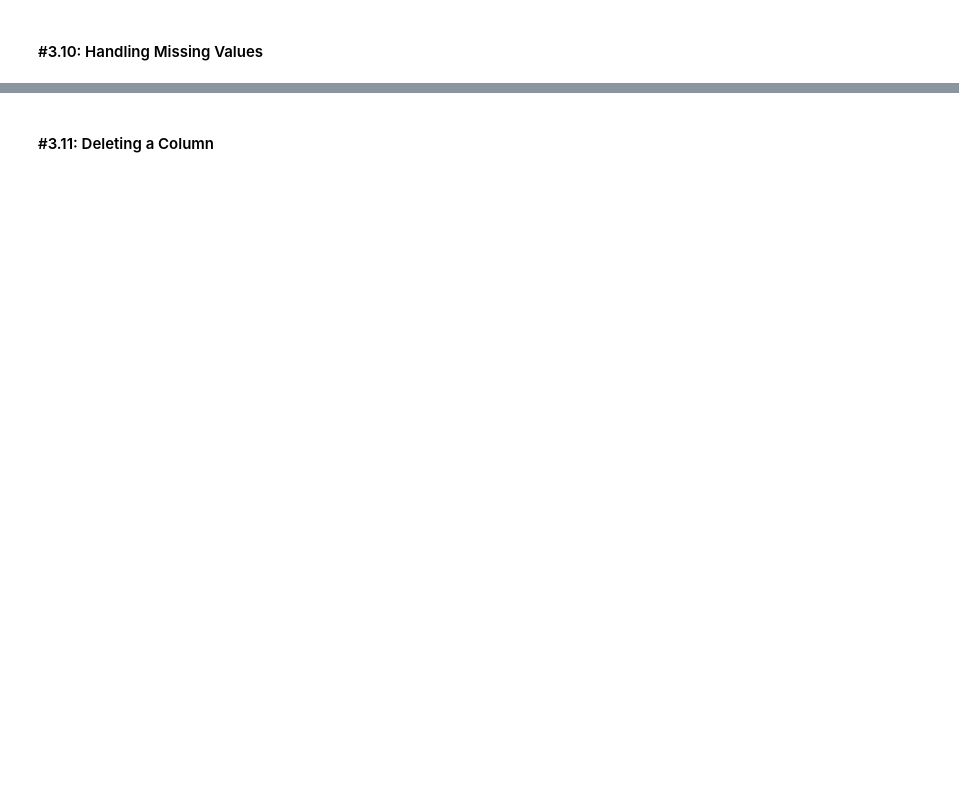
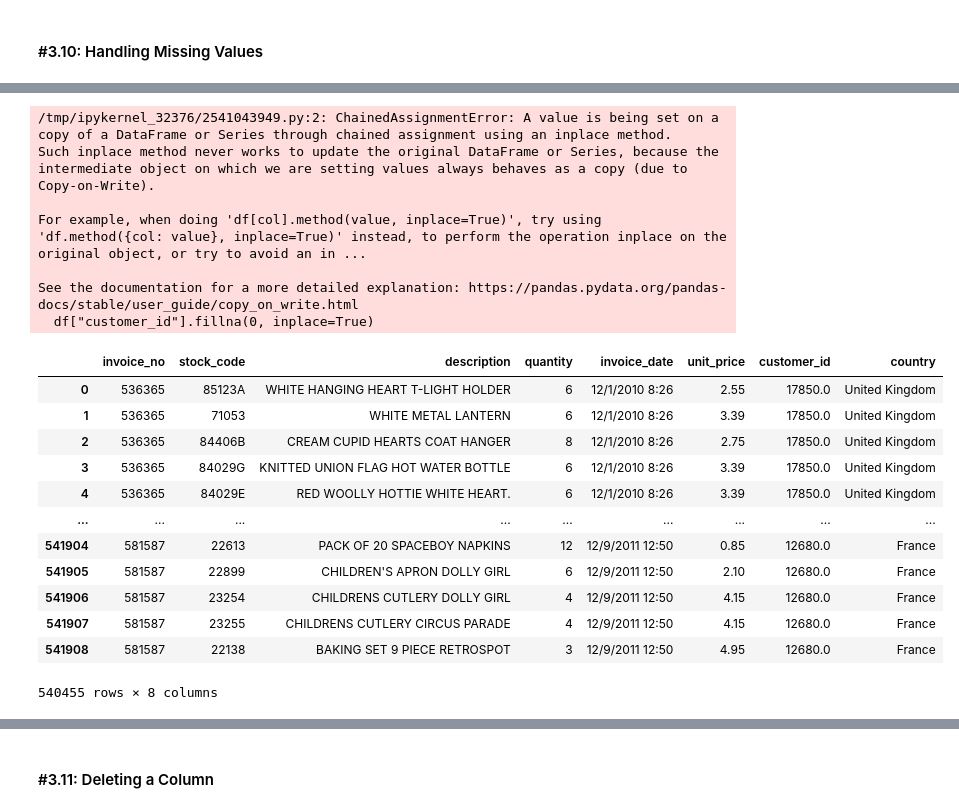
Before and after one commit to EECE-5644-Summer-B/MiniProject01, a Jupyter notebook: notebook.ipynb, the cells around one changed output, grey strips where cells are left out. Saved outputs shown, nothing was run; the diff lists cells and outputs as text; code cells hidden in the pictures; blank space fills up the shorter version.

```diff
--- a/notebook.ipynb
+++ b/notebook.ipynb
@@ -342,0 +424,25 @@ country_to_region = {
+# %%
+# Keep unknown CustomerID numbers
+df["customer_id"].fillna(0, inplace=True)
+df
+# %% [output]
+/tmp/ipykernel_32376/2541043949.py:2: ChainedAssignmentError: A value is being set on a copy of a DataFrame or Series through chained assignment using an inplace method.
+Such inplace method never works to update the original DataFrame or Series, because the intermediate object on which we are setting values always behaves as a copy (due to Copy-on-Write).
+
+For example, when doing 'df[col].method(value, inplace=True)', try using 'df.method({col: value}, inplace=True)' instead, to perform the operation inplace on the original object, or try to avoid an in ...
+
+See the documentation for a more detailed explanation: https://pandas.pydata.org/pandas-docs/stable/user_guide/copy_on_write.html
+  df["customer_id"].fillna(0, inplace=True)
+|  | invoice_no | stock_code | description | quantity | invoice_date | unit_price | customer_id | country |
+| 0 | 536365 | 85123A | WHITE HANGING HEART T-LIGHT HOLDER | 6 | 12/1/2010 8:26 | 2.55 | 17850.0 | United Kingdom |
+| 1 | 536365 | 71053 | WHITE METAL LANTERN | 6 | 12/1/2010 8:26 | 3.39 | 17850.0 | United Kingdom |
+| 2 | 536365 | 84406B | CREAM CUPID HEARTS COAT HANGER | 8 | 12/1/2010 8:26 | 2.75 | 17850.0 | United Kingdom |
+| 3 | 536365 | 84029G | KNITTED UNION FLAG HOT WATER BOTTLE | 6 | 12/1/2010 8:26 | 3.39 | 17850.0 | United Kingdom |
+| 4 | 536365 | 84029E | RED WOOLLY HOTTIE WHITE HEART. | 6 | 12/1/2010 8:26 | 3.39 | 17850.0 | United Kingdom |
+| ... | ... | ... | ... | ... | ... | ... | ... | ... |
+| 541904 | 581587 | 22613 | PACK OF 20 SPACEBOY NAPKINS | 12 | 12/9/2011 12:50 | 0.85 | 12680.0 | France |
+| 541905 | 581587 | 22899 | CHILDREN'S APRON DOLLY GIRL | 6 | 12/9/2011 12:50 | 2.10 | 12680.0 | France |
+| 541906 | 581587 | 23254 | CHILDRENS CUTLERY DOLLY GIRL | 4 | 12/9/2011 12:50 | 4.15 | 12680.0 | France |
+| 541907 | 581587 | 23255 | CHILDRENS CUTLERY CIRCUS PARADE | 4 | 12/9/2011 12:50 | 4.15 | 12680.0 | France |
+| 541908 | 581587 | 22138 | BAKING SET 9 PIECE RETROSPOT | 3 | 12/9/2011 12:50 | 4.95 | 12680.0 | France |
+540455 rows × 8 columns
```
Also changed, not shown: parts of 23 cells of this notebook.
